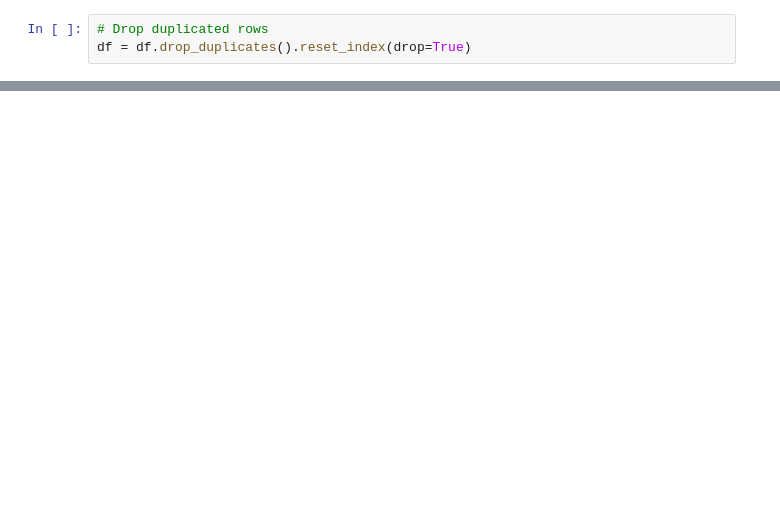
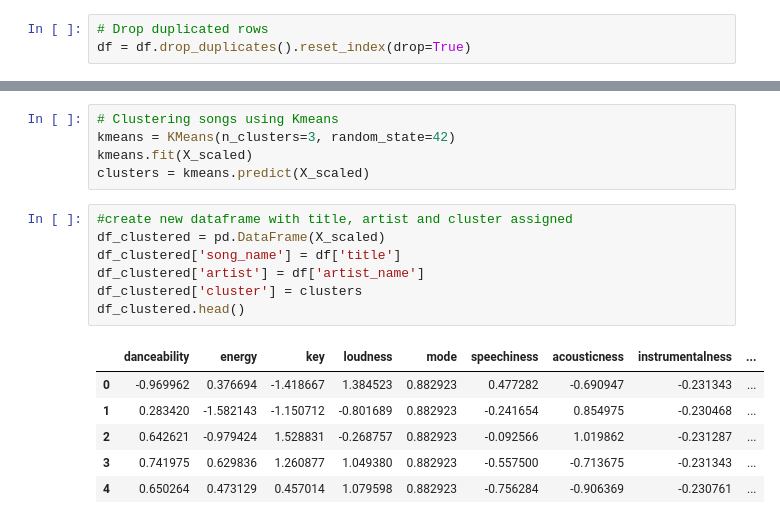
Before and after one commit to suphawadeeth/Data-Analytics-Ironhack, a Jupyter notebook: unit-8/lab-unsupervised-learning-intro/lab-unsupervised-learning-intro.ipynb, the cells around one changed output, grey strips where cells are left out. Cells and saved outputs as stored; diff of their text form; blank space fills up the shorter version.

```diff
--- a/unit-8/lab-unsupervised-learning-intro/lab-unsupervised-learning-intro.ipynb
+++ b/unit-8/lab-unsupervised-learning-intro/lab-unsupervised-learning-intro.ipynb
@@ -223,0 +227,19 @@ X_scaled.head()
+# %%
+# Clustering songs using Kmeans
+kmeans = KMeans(n_clusters=3, random_state=42)
+kmeans.fit(X_scaled)
+clusters = kmeans.predict(X_scaled)
+# %%
+#create new dataframe with title, artist and cluster assigned
+df_clustered = pd.DataFrame(X_scaled)
+df_clustered['song_name'] = df['title']
+df_clustered['artist'] = df['artist_name']
+df_clustered['cluster'] = clusters
+df_clustered.head()
+# %% [output]
+|  | danceability | energy | key | loudness | mode | speechiness | acousticness | instrumentalness | ... |
+| 0 | -0.969962 | 0.376694 | -1.418667 | 1.384523 | 0.882923 | 0.477282 | -0.690947 | -0.231343 | ... |
+| 1 | 0.283420 | -1.582143 | -1.150712 | -0.801689 | 0.882923 | -0.241654 | 0.854975 | -0.230468 | ... |
+| 2 | 0.642621 | -0.979424 | 1.528831 | -0.268757 | 0.882923 | -0.092566 | 1.019862 | -0.231287 | ... |
+| 3 | 0.741975 | 0.629836 | 1.260877 | 1.049380 | 0.882923 | -0.557500 | -0.713675 | -0.231343 | ... |
+| 4 | 0.650264 | 0.473129 | 0.457014 | 1.079598 | 0.882923 | -0.756284 | -0.906369 | -0.230761 | ... |
```
Also changed, not shown: parts of 25 cells of this notebook.
